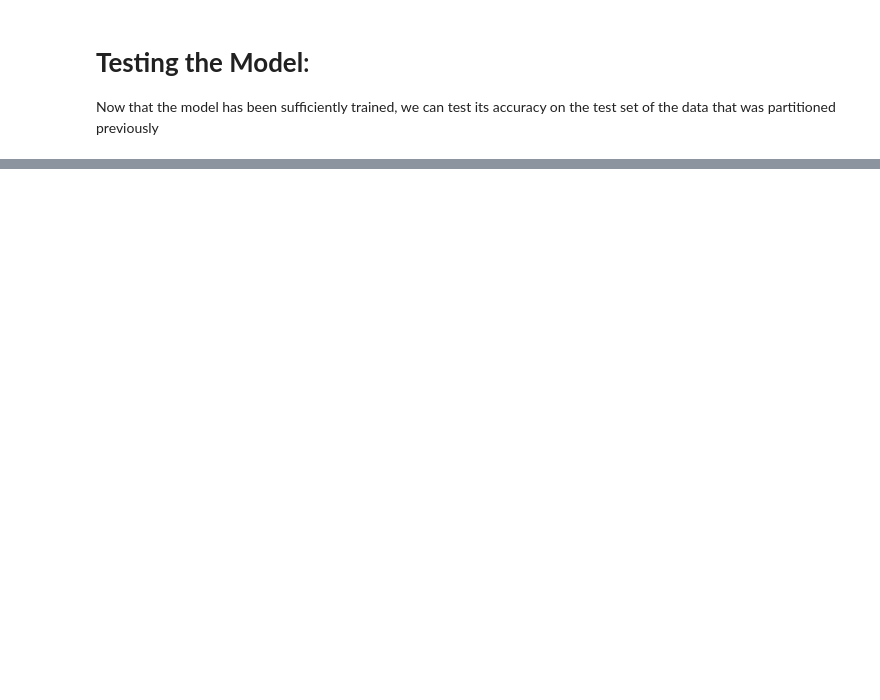
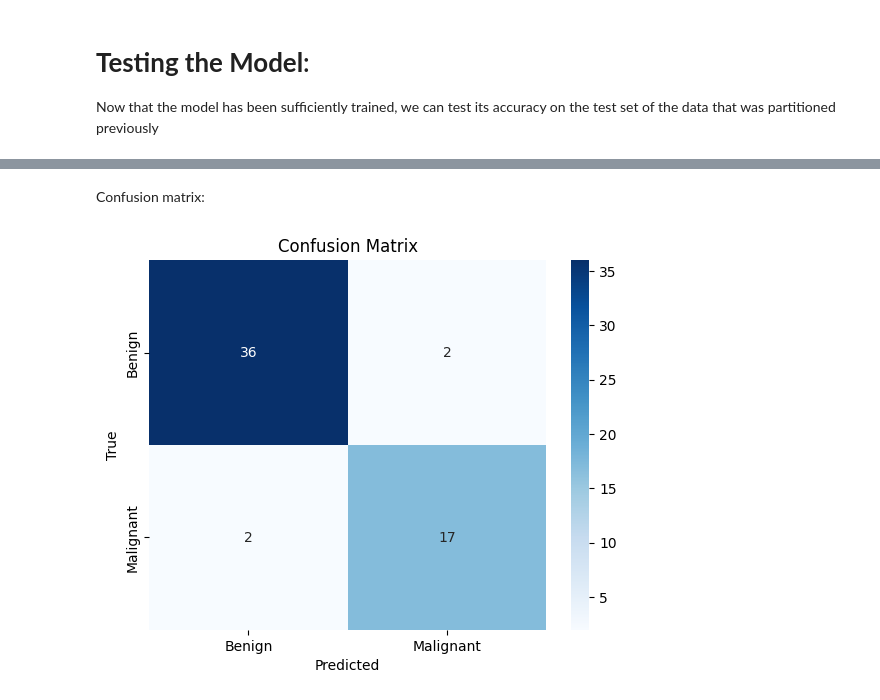
Before and after one commit to CS6765-ML-Team/programming-project, a Jupyter notebook: ann/ann.ipynb, the cells around one changed output, grey strips where cells are left out. Cells and saved outputs as stored; diff of their text form; code cells hidden in the pictures; blank space fills up the shorter version.

Commit message:
added confusion matrix

```diff
--- a/ann/ann.ipynb
+++ b/ann/ann.ipynb
@@ -417,0 +433,12 @@ accuracy of model is: 96.491
+# %% [markdown]
+Confusion matrix:
+# %%
+cm = confusion_matrix(targets, predictions)
+
+sns.heatmap(cm, annot=True, fmt='d', cmap='Blues', xticklabels=['Benign', 'Malignant'], yticklabels=['Benign', 'Malignant'])
+plt.xlabel('Predicted')
+plt.ylabel('True')
+plt.title('Confusion Matrix')
+plt.show()
+# %% [output]
+[figure, added]
```
Also changed, not shown: parts of 7 cells of this notebook.
